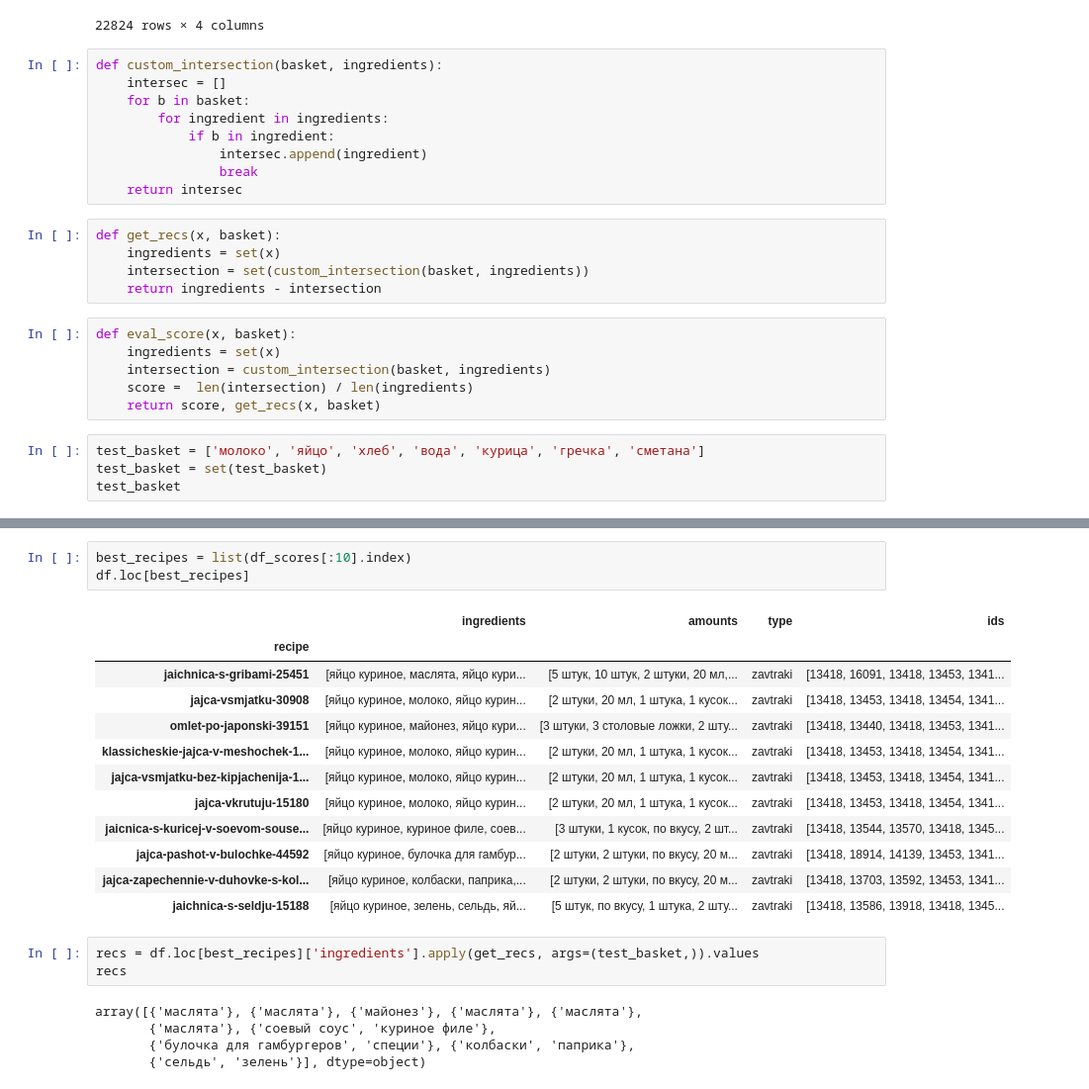
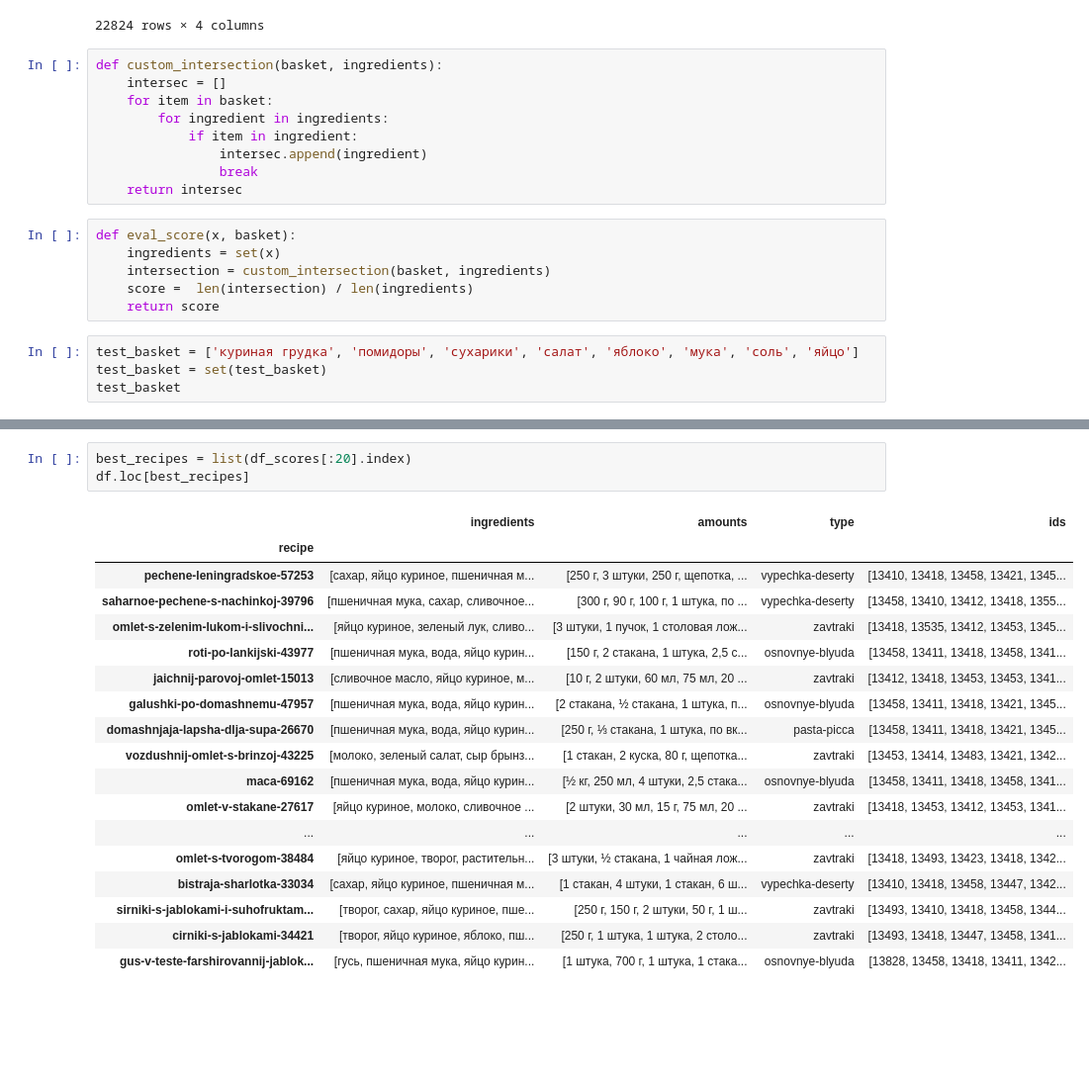
Before and after one commit to STASVLAD/Coursework, a Jupyter notebook: notebooks/eda.ipynb, the cells around one changed output, grey strips where cells are left out. Shown at 99% size. Saved outputs shown, nothing was run; the diff lists cells and outputs as text; blank space fills up the shorter version.

```diff
--- a/notebooks/eda.ipynb
+++ b/notebooks/eda.ipynb
@@ -77,25 +77,20 @@ df
 # %%
 def custom_intersection(basket, ingredients):
     intersec = []
-    for b in basket:
+    for item in basket:
         for ingredient in ingredients:
-            if b in ingredient:
+            if item in ingredient:
                 intersec.append(ingredient)
                 break
     return intersec
 # %%
-def get_recs(x, basket):
+def eval_score(x, basket):
     ingredients = set(x)
-    intersection = set(custom_intersection(basket, ingredients))
-    return ingredients - intersection
+    intersection = custom_intersection(basket, ingredients)
+    score =  len(intersection) / len(ingredients)
+    return score
-# %%
-def eval_score(x, basket):
-    ingredients = set(x)
-    intersection = custom_intersection(basket, ingredients)
-    score =  len(intersection) / len(ingredients)
-    return score, get_recs(x, basket)
 # %%
-test_basket = ['молоко', 'яйцо', 'хлеб', 'вода', 'курица', 'гречка', 'сметана']
+test_basket = ['куриная грудка', 'помидоры', 'сухарики', 'салат', 'яблоко', 'мука', 'соль', 'яйцо']
 test_basket = set(test_basket)
 test_basket
 # %% [output]
@@ -119,24 +126,22 @@ Name: ingredients, dtype: object
 # %%
-best_recipes = list(df_scores[:10].index)
+best_recipes = list(df_scores[:20].index)
 df.loc[best_recipes]
 # %% [output]
 |  | ingredients | amounts | type | ids |
 | recipe |  |  |  |  |
-| jaichnica-s-gribami-25451 | [яйцо куриное, маслята, яйцо кури... | [5 штук, 10 штук, 2 штуки, 20 мл,... | zavtraki | [13418, 16091, 13418, 13453, 1341... |
-| jajca-vsmjatku-30908 | [яйцо куриное, молоко, яйцо курин... | [2 штуки, 20 мл, 1 штука, 1 кусок... | zavtraki | [13418, 13453, 13418, 13454, 1341... |
-| omlet-po-japonski-39151 | [яйцо куриное, майонез, яйцо кури... | [3 штуки, 3 столовые ложки, 2 шту... | zavtraki | [13418, 13440, 13418, 13453, 1341... |
-| klassicheskie-jajca-v-meshochek-1... | [яйцо куриное, молоко, яйцо курин... | [2 штуки, 20 мл, 1 штука, 1 кусок... | zavtraki | [13418, 13453, 13418, 13454, 1341... |
-| jajca-vsmjatku-bez-kipjachenija-1... | [яйцо куриное, молоко, яйцо курин... | [2 штуки, 20 мл, 1 штука, 1 кусок... | zavtraki | [13418, 13453, 13418, 13454, 1341... |
-| jajca-vkrutuju-15180 | [яйцо куриное, молоко, яйцо курин... | [2 штуки, 20 мл, 1 штука, 1 кусок... | zavtraki | [13418, 13453, 13418, 13454, 1341... |
-| jaicnica-s-kuricej-v-soevom-souse... | [яйцо куриное, куриное филе, соев... | [3 штуки, 1 кусок, по вкусу, 2 шт... | zavtraki | [13418, 13544, 13570, 13418, 1345... |
-| jajca-pashot-v-bulochke-44592 | [яйцо куриное, булочка для гамбур... | [2 штуки, 2 штуки, по вкусу, 20 м... | zavtraki | [13418, 18914, 14139, 13453, 1341... |
-| jajca-zapechennie-v-duhovke-s-kol... | [яйцо куриное, колбаски, паприка,... | [2 штуки, 2 штуки, по вкусу, 20 м... | zavtraki | [13418, 13703, 13592, 13453, 1341... |
-| jaichnica-s-seldju-15188 | [яйцо куриное, зелень, сельдь, яй... | [5 штук, по вкусу, 1 штука, 2 шту... | zavtraki | [13418, 13586, 13918, 13418, 1345... |
+| pechene-leningradskoe-57253 | [сахар, яйцо куриное, пшеничная м... | [250 г, 3 штуки, 250 г, щепотка, ... | vypechka-deserty | [13410, 13418, 13458, 13421, 1345... |
+| saharnoe-pechene-s-nachinkoj-39796 | [пшеничная мука, сахар, сливочное... | [300 г, 90 г, 100 г, 1 штука, по ... | vypechka-deserty | [13458, 13410, 13412, 13418, 1355... |
+| omlet-s-zelenim-lukom-i-slivochni... | [яйцо куриное, зеленый лук, сливо... | [3 штуки, 1 пучок, 1 столовая лож... | zavtraki | [13418, 13535, 13412, 13453, 1345... |
+| roti-po-lankijski-43977 | [пшеничная мука, вода, яйцо курин... | [150 г, 2 стакана, 1 штука, 2,5 с... | osnovnye-blyuda | [13458, 13411, 13418, 13458, 1341... |
+| jaichnij-parovoj-omlet-15013 | [сливочное масло, яйцо куриное, м... | [10 г, 2 штуки, 60 мл, 75 мл, 20 ... | zavtraki | [13412, 13418, 13453, 13453, 1341... |
+| galushki-po-domashnemu-47957 | [пшеничная мука, вода, яйцо курин... | [2 стакана, ½ стакана, 1 штука, п... | osnovnye-blyuda | [13458, 13411, 13418, 13421, 1345... |
+| domashnjaja-lapsha-dlja-supa-26670 | [пшеничная мука, вода, яйцо курин... | [250 г, ⅓ стакана, 1 штука, по вк... | pasta-picca | [13458, 13411, 13418, 13421, 1345... |
+| vozdushnij-omlet-s-brinzoj-43225 | [молоко, зеленый салат, сыр брынз... | [1 стакан, 2 куска, 80 г, щепотка... | zavtraki | [13453, 13414, 13483, 13421, 1342... |
+| maca-69162 | [пшеничная мука, вода, яйцо курин... | [½ кг, 250 мл, 4 штуки, 2,5 стака... | osnovnye-blyuda | [13458, 13411, 13418, 13458, 1341... |
+| omlet-v-stakane-27617 | [яйцо куриное, молоко, сливочное ... | [2 штуки, 30 мл, 15 г, 75 мл, 20 ... | zavtraki | [13418, 13453, 13412, 13453, 1341... |
+| ... | ... | ... | ... | ... |
+| omlet-s-tvorogom-38484 | [яйцо куриное, творог, растительн... | [3 штуки, ½ стакана, 1 чайная лож... | zavtraki | [13418, 13493, 13423, 13418, 1342... |
+| bistraja-sharlotka-33034 | [сахар, яйцо куриное, пшеничная м... | [1 стакан, 4 штуки, 1 стакан, 6 ш... | vypechka-deserty | [13410, 13418, 13458, 13447, 1342... |
+| sirniki-s-jablokami-i-suhofruktam... | [творог, сахар, яйцо куриное, пше... | [250 г, 150 г, 2 штуки, 50 г, 1 ш... | zavtraki | [13493, 13410, 13418, 13458, 1344... |
+| cirniki-s-jablokami-34421 | [творог, яйцо куриное, яблоко, пш... | [250 г, 1 штука, 1 штука, 2 столо... | zavtraki | [13493, 13418, 13447, 13458, 1341... |
+| gus-v-teste-farshirovannij-jablok... | [гусь, пшеничная мука, яйцо курин... | [1 штука, 700 г, 1 штука, 1 стака... | osnovnye-blyuda | [13828, 13458, 13418, 13411, 1342... |
-# %%
-recs = df.loc[best_recipes]['ingredients'].apply(get_recs, args=(test_basket,)).values
-recs
-# %% [output]
-array([{'маслята'}, {'маслята'}, {'майонез'}, {'маслята'}, {'маслята'},
-       {'маслята'}, {'соевый соус', 'куриное филе'},
-       {'булочка для гамбургеров', 'специи'}, {'колбаски', 'паприка'},
-       {'сельдь', 'зелень'}], dtype=object)
```
Also changed, not shown: parts of 4 cells of this notebook, 2 other files.
